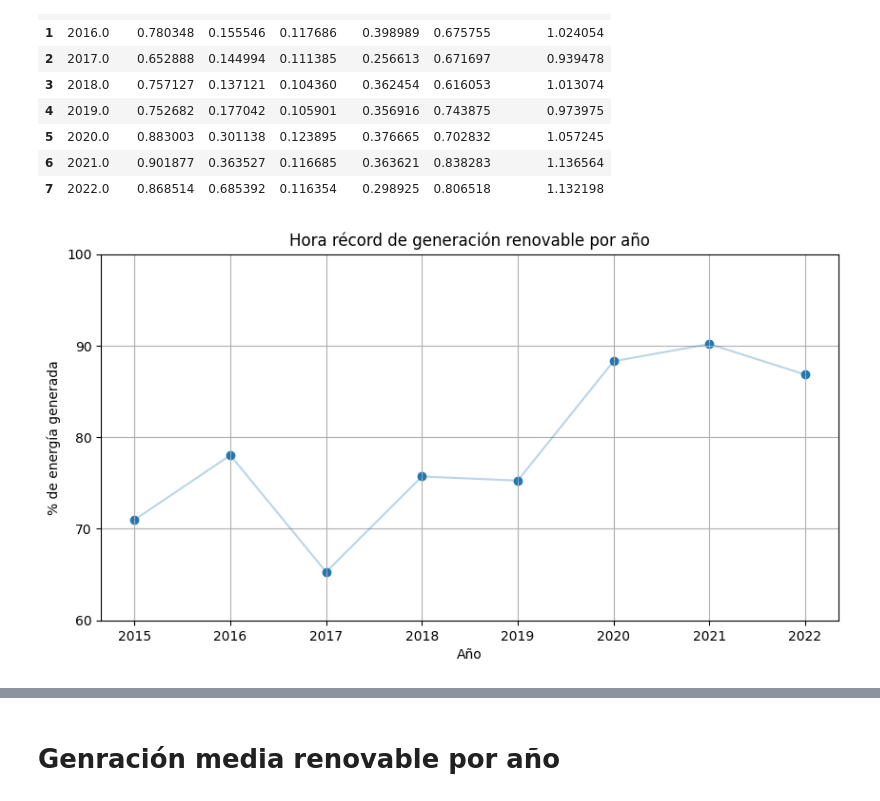
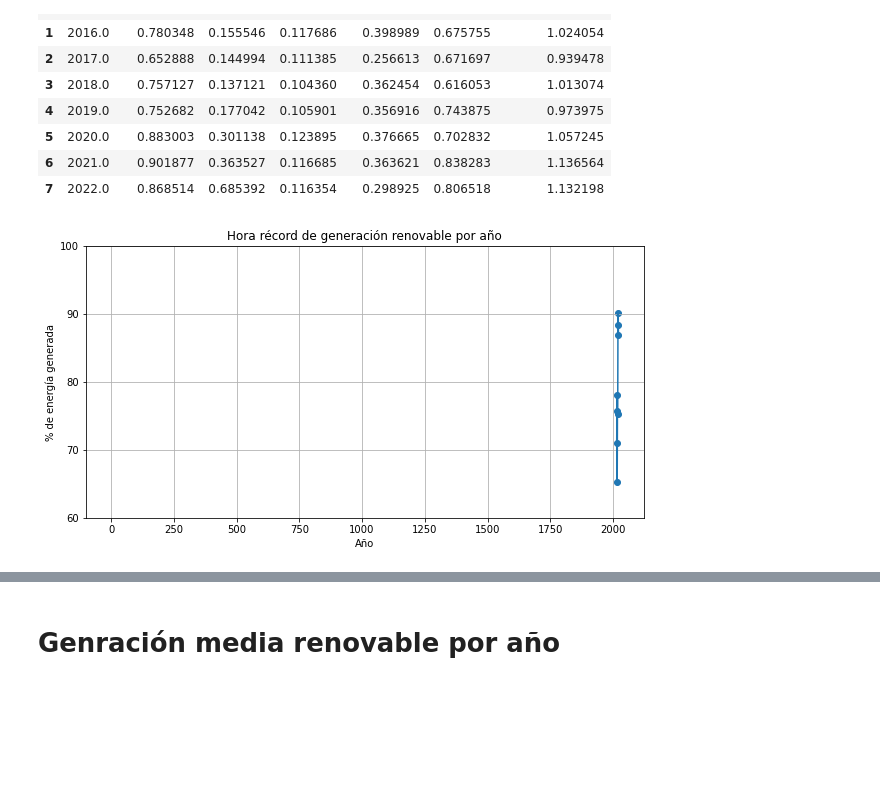
Before and after one commit to JorgeAvilaG/spanish-electricity-network-eda, a Jupyter notebook: process_data.ipynb, the cells around one changed output, grey strips where cells are left out. Drawn from its saved outputs; the diff is of its cells as text; code cells hidden in the pictures; blank space fills up the shorter version.

```diff
--- a/process_data.ipynb
+++ b/process_data.ipynb
@@ -133,21 +133,21 @@ max_generation
 # %%
 x = max_generation['year']
 y = max_generation['Renovable']
 
 fig, ax = plt.subplots(figsize=(10, 5))
-plt.plot(x,max_generation['Renovable']*100, alpha=0.3, )
+plt.plot(x,max_generation['Renovable']*100, 0.3, )
 ax.scatter(x,y*100)
 
 ax.set_title('Hora récord de generación renovable por año')
 ax.set_xlabel('Año')
 ax.set_ylabel('% de energía generada')
 ax.set_yticks(range(0,110,10))
 ax.set_ylim([60,100])
 ax.grid(True)
 #fig.legend()
 plt.savefig('figures/simp_year_record.png')
 # %% [output]
-[figure, old version]
+[figure, new version]
 # %%
 x = max_generation['year']
 
```
Also changed, not shown: parts of 6 cells of this notebook, 13 other files.
